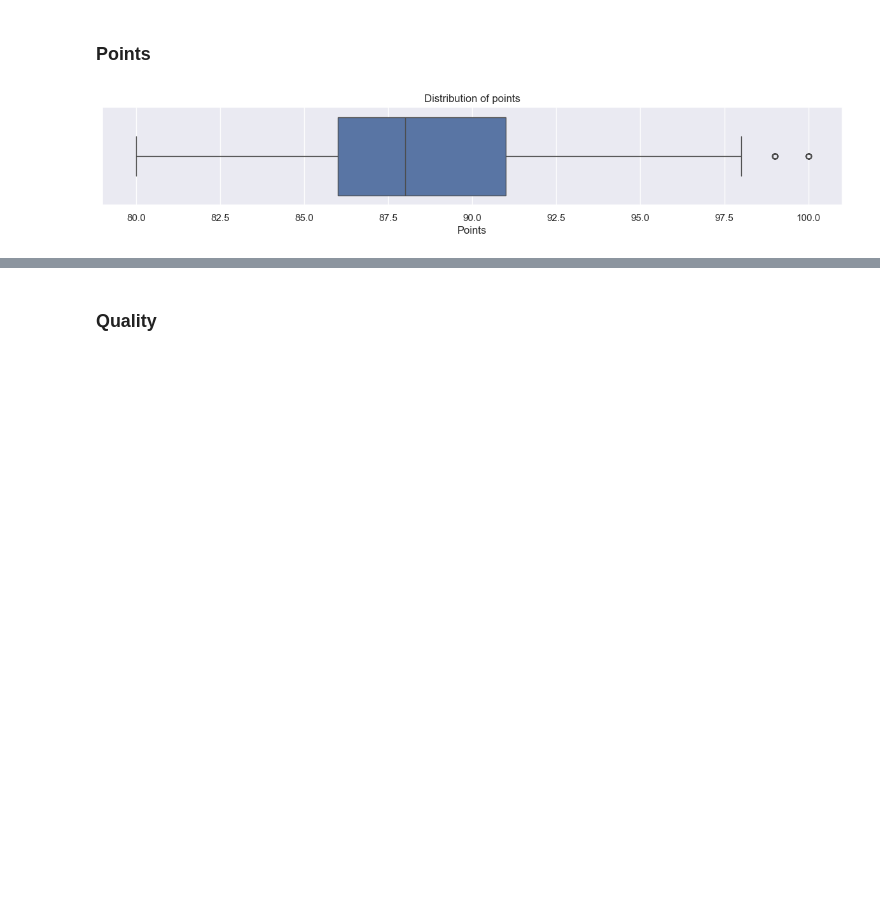
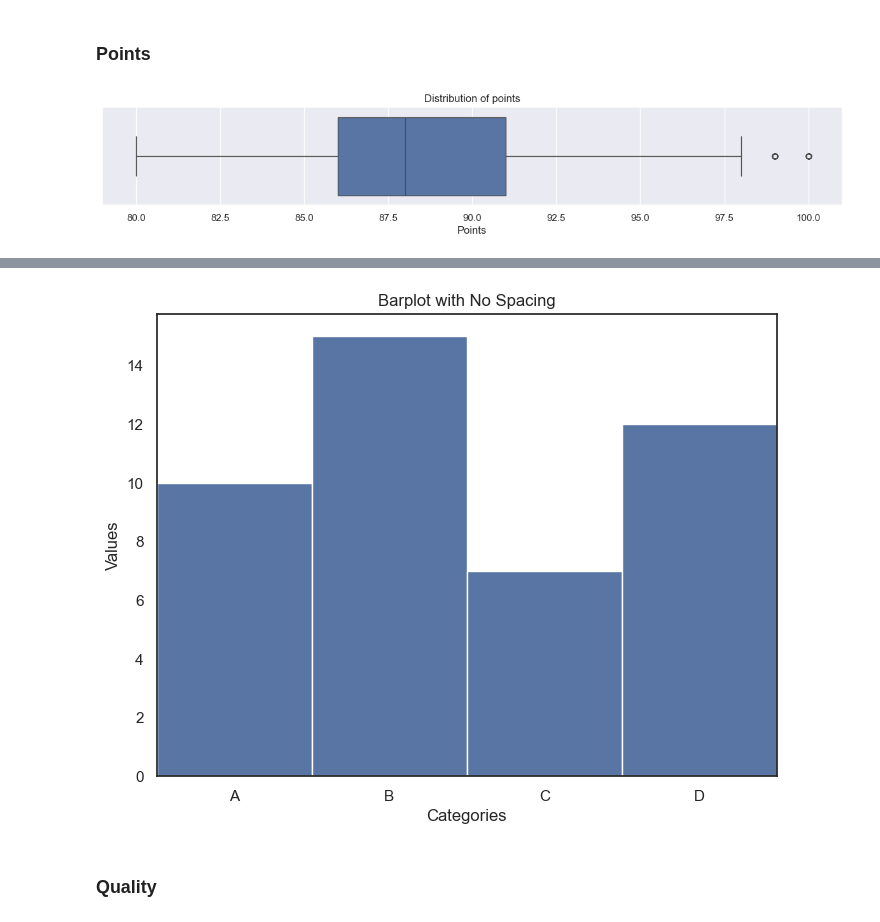
Before and after one commit to pasmith/oenologist, a Jupyter notebook: wine_review-eda.ipynb, the cells around one changed output, grey strips where cells are left out. Saved outputs shown, nothing was run; the diff lists cells and outputs as text; code cells hidden in the pictures; blank space fills up the shorter version.

```diff
--- a/wine_review-eda.ipynb
+++ b/wine_review-eda.ipynb
@@ -77,0 +151,24 @@ plt.show()
+# %%
+import numpy as np
+import pandas as pd
+
+# Sample data
+data = {'categories': ['A', 'B', 'C', 'D'], 'values': [10, 15, 7, 12]}
+df = pd.DataFrame(data)
+
+# Number of bars
+n_bars = len(df['categories'])
+
+# Create positions for the bars
+bar_positions = np.arange(n_bars)
+
+# Plotting the barplot with adjusted spacing
+plt.figure(figsize=(8, 6))
+sns.barplot(x=bar_positions, y='values', data=df, width=1) # width=1 removes spacing
+plt.xticks(bar_positions, df['categories']) # Ensure x-ticks are correctly placed
+plt.xlabel('Categories')
+plt.ylabel('Values')
+plt.title('Barplot with No Spacing')
+plt.show()
+# %% [output]
+[figure, added]
```
Also changed, not shown: parts of 7 cells of this notebook.
